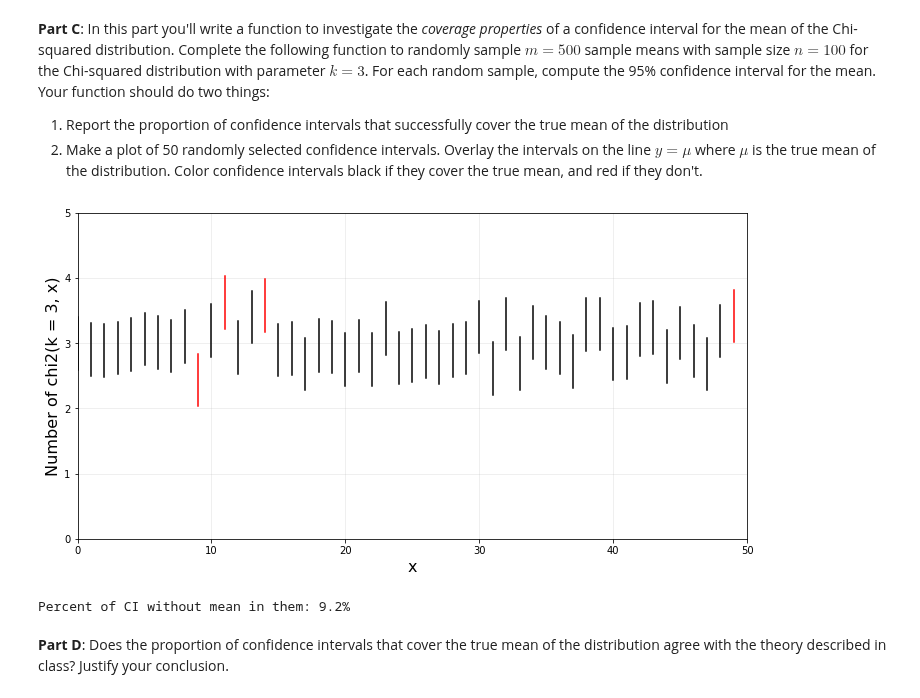
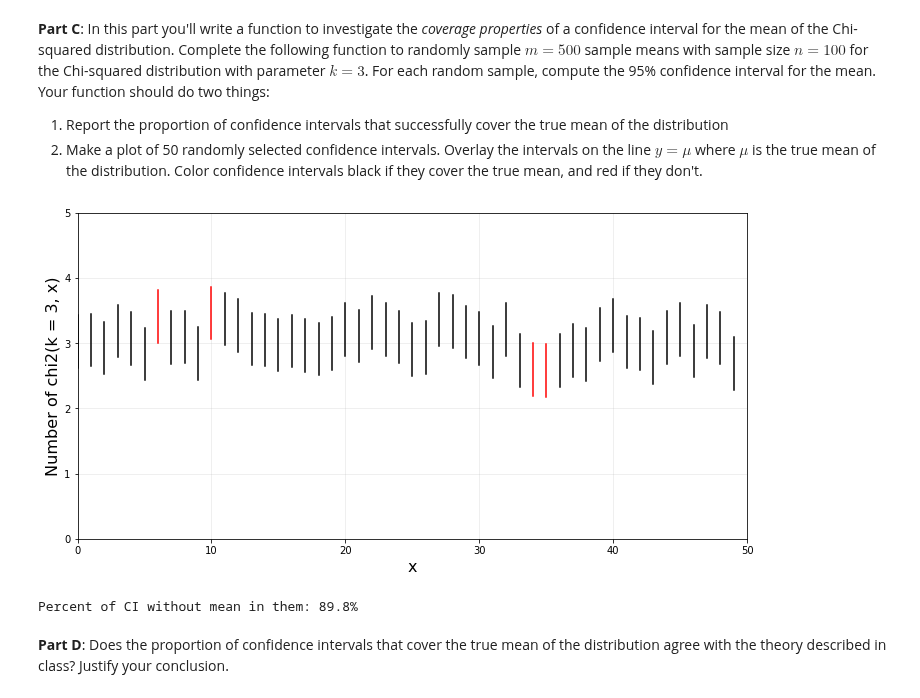
Before and after one commit to scuthbert/DataScience, a Jupyter notebook: hmwk/hmwk05/hmwk05.ipynb, the cells around one changed output. Cells and saved outputs as stored; diff of their text form; code cells hidden in the pictures.

```diff
--- a/hmwk/hmwk05/hmwk05.ipynb
+++ b/hmwk/hmwk05/hmwk05.ipynb
@@ -200,47 +200,51 @@ plt.show()
 2. Make a plot of 50 randomly selected confidence intervals. Overlay the intervals on the line $y=\mu$ where $\mu$ is the true mean of the distribution. Color confidence intervals black if they cover the true mean, and red if they don't.
 # %%
 import matplotlib.lines as lines
+
+def indiv_ci(mean, xsd, z, n):
+
+
 def confidence_intervals(m=500, n=100):
     CIs = []
     out = 0
     for ii in range(m):
-        sample = np.random.chisquare(3, 100)
+        n = 100
+        sample = np.random.chisquare(3, n)
         xbar = np.mean(sample)
         xsd = np.sqrt(6)
-        n = 100
         zao2 = norm.ppf(0.95)
-        SE = xsd/np.sqrt(100)
+        SE = xsd/np.sqrt(n)
         CI = (xbar - zao2*SE, xbar + zao2*SE)
         if(CI[0] > 3 or CI[1] < 3):
             out += 1
         CIs.append(CI)
 
     out /= m
 
     # Make a plot
     fig, ax = plt.subplots(nrows=1, ncols=1, figsize=(12,6))
     ax.grid(True, alpha=0.25)
     plt.ylabel('Number of chi2(k = 3, x)',fontsize=16)
     plt.ylim([0,5])
     plt.xlim([0,50])
     plt.xlabel('x',fontsize=16)
 
     for ii in range(50):
         index = np.random.choice(range(m))
         CI = CIs[index]
         if(CI[0] > 3 or CI[1] < 3):
             plt.plot((ii, ii), (CI[0], CI[1]), '#FF0000')
         else:
             plt.plot((ii, ii), (CI[0], CI[1]), '#000000')
 
     plt.show()
 
-    return out
+    return (1-out)
 
 print("Percent of CI without mean in them: " + str(100*confidence_intervals()) + "%")
 # %% [output]
-[figure, old version]
+[figure, new version]
-Percent of CI without mean in them: 9.2%
+Percent of CI without mean in them: 89.8%
 # %% [markdown]
 **Part D**: Does the proportion of confidence intervals that cover the true mean of the distribution agree with the theory described in class?  Justify your conclusion.
 # %% [markdown]
```
Also changed, not shown: parts of 1 cell of this notebook.
